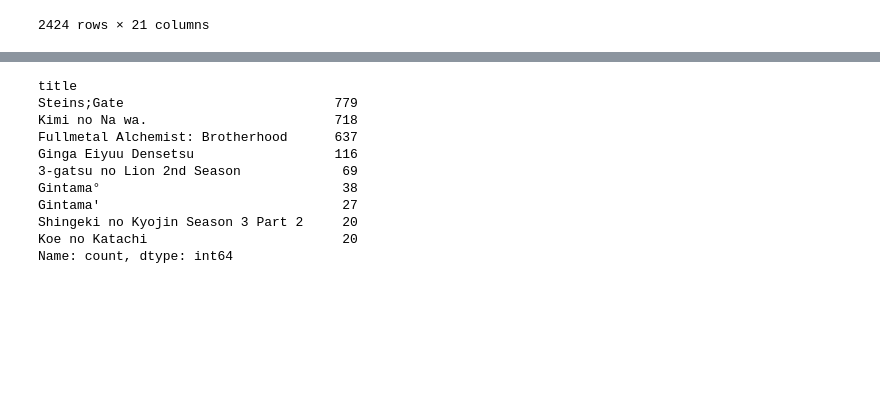
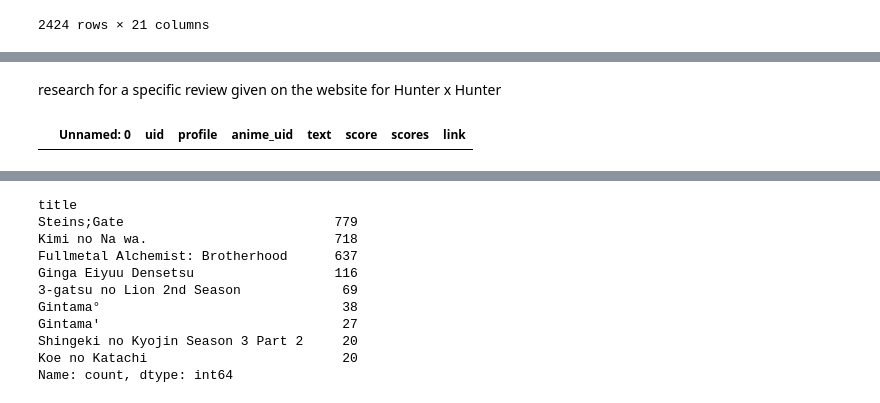
Before and after one commit to qxzjy/anime-recommendation-engine, a Jupyter notebook: notebook/EDA.ipynb, the cells around one changed output, grey strips where cells are left out. Drawn from its saved outputs; the diff is of its cells as text; code cells hidden in the pictures; blank space fills up the shorter version.

```diff
--- a/notebook/EDA.ipynb
+++ b/notebook/EDA.ipynb
@@ -257,0 +257,7 @@ reviews_for_top10
+# %% [markdown]
+research for a specific review given on the website for Hunter x Hunter
+# %%
+filter_review_hunterXhunter = df_reviews[df_reviews['uid'] == 166833]
+filter_review_hunterXhunter
+# %% [output]
+|  | Unnamed: 0 | uid | profile | anime_uid | text | score | scores | link |
```
Also changed, not shown: parts of 13 cells of this notebook.
